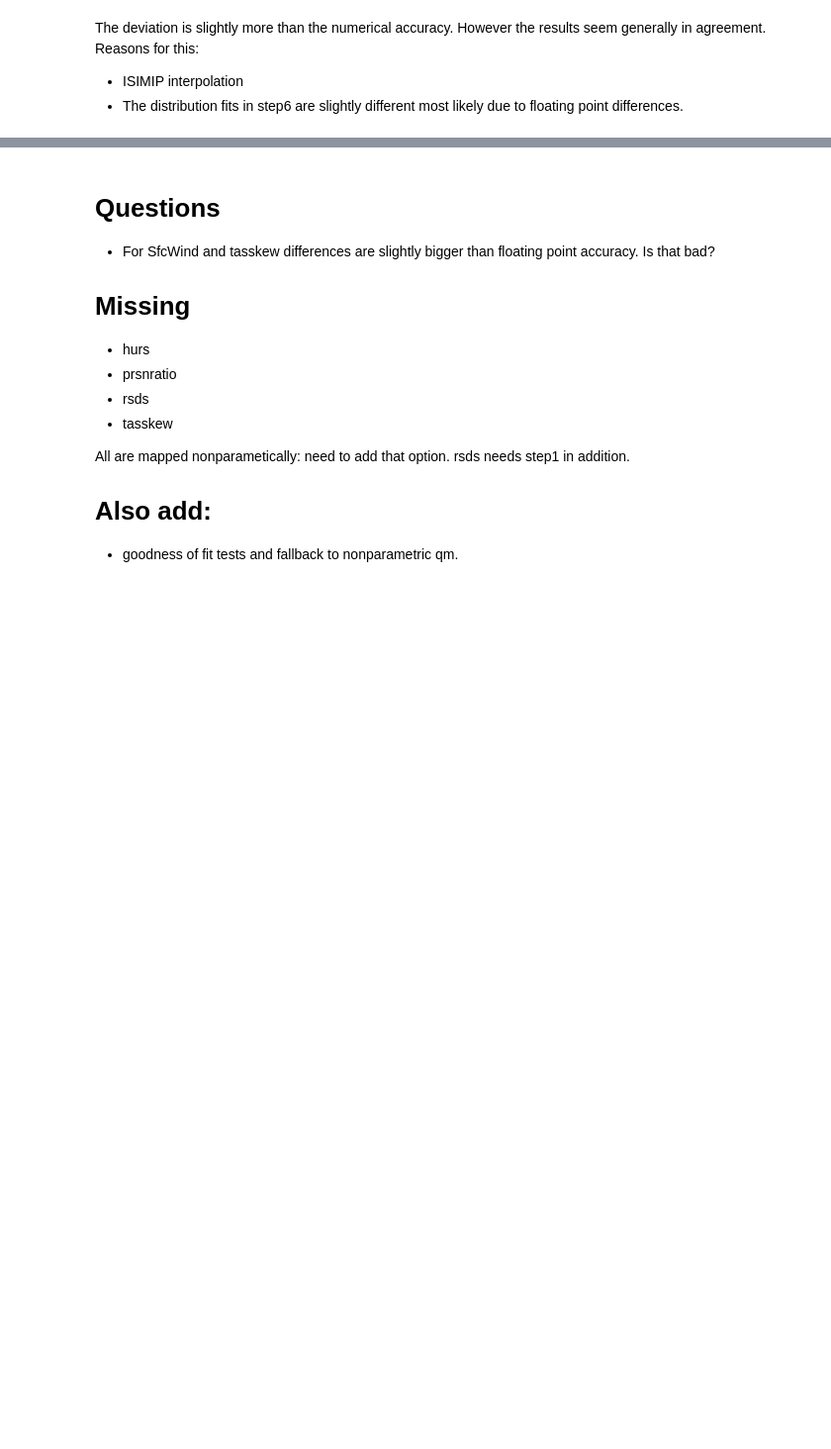
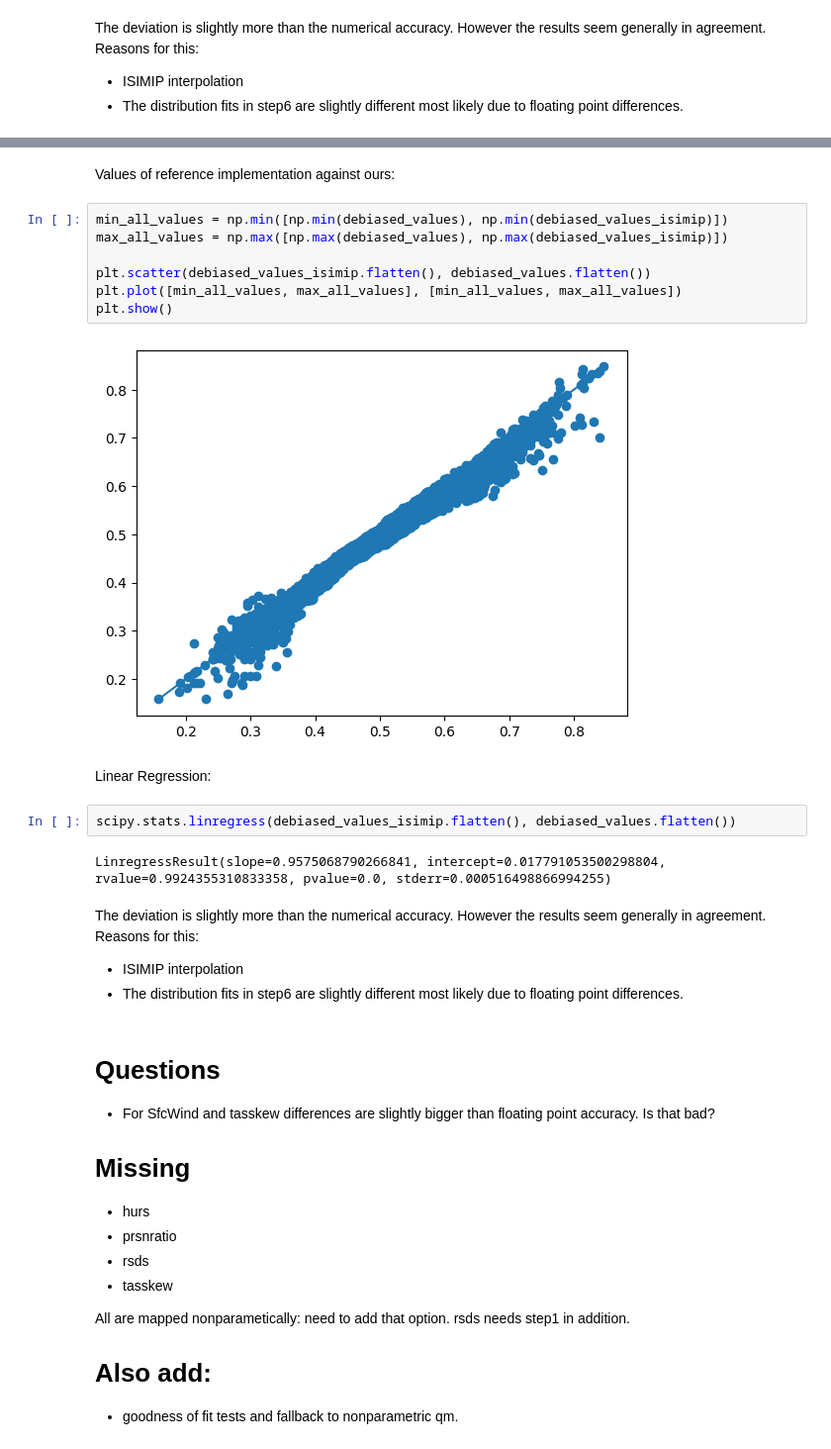
Before and after one commit to ecmwf-projects/ibicus, a Jupyter notebook: notebooks/isimip_consistency.ipynb, the cells around one changed output, grey strips where cells are left out. Shown at 99% size. Drawn from its saved outputs; the diff is of its cells as text; blank space fills up the shorter version.

```diff
--- a/notebooks/isimip_consistency.ipynb
+++ b/notebooks/isimip_consistency.ipynb
@@ -445,3 +471,24 @@ The deviation is slightly more than the numerical accuracy. However the results
+# %% [markdown]
+Values of reference implementation against ours:
+# %%
+min_all_values = np.min([np.min(debiased_values), np.min(debiased_values_isimip)])
+max_all_values = np.max([np.max(debiased_values), np.max(debiased_values_isimip)])
+
+plt.scatter(debiased_values_isimip.flatten(), debiased_values.flatten())
+plt.plot([min_all_values, max_all_values], [min_all_values, max_all_values])
+plt.show()
+# %% [output]
+[figure, added]
+# %% [markdown]
+Linear Regression:
+# %%
+scipy.stats.linregress(debiased_values_isimip.flatten(), debiased_values.flatten())
+# %% [output]
+LinregressResult(slope=0.9575068790266841, intercept=0.017791053500298804, rvalue=0.9924355310833358, pvalue=0.0, stderr=0.000516498866994255)
+# %% [markdown]
+The deviation is slightly more than the numerical accuracy. However the results seem generally in agreement. Reasons for this:
+- ISIMIP interpolation
+- The distribution fits in step6 are slightly different most likely due to floating point differences.
 # %% [markdown]
 # Questions
 
```
Also changed, not shown: parts of 12 cells of this notebook, 3 other files.
